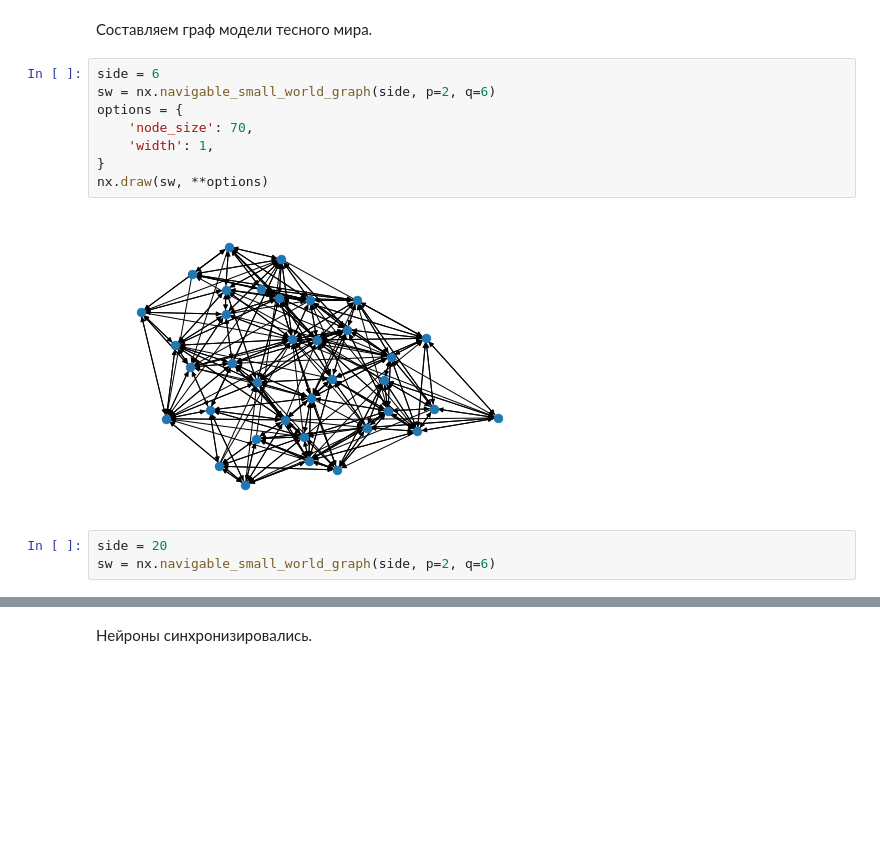
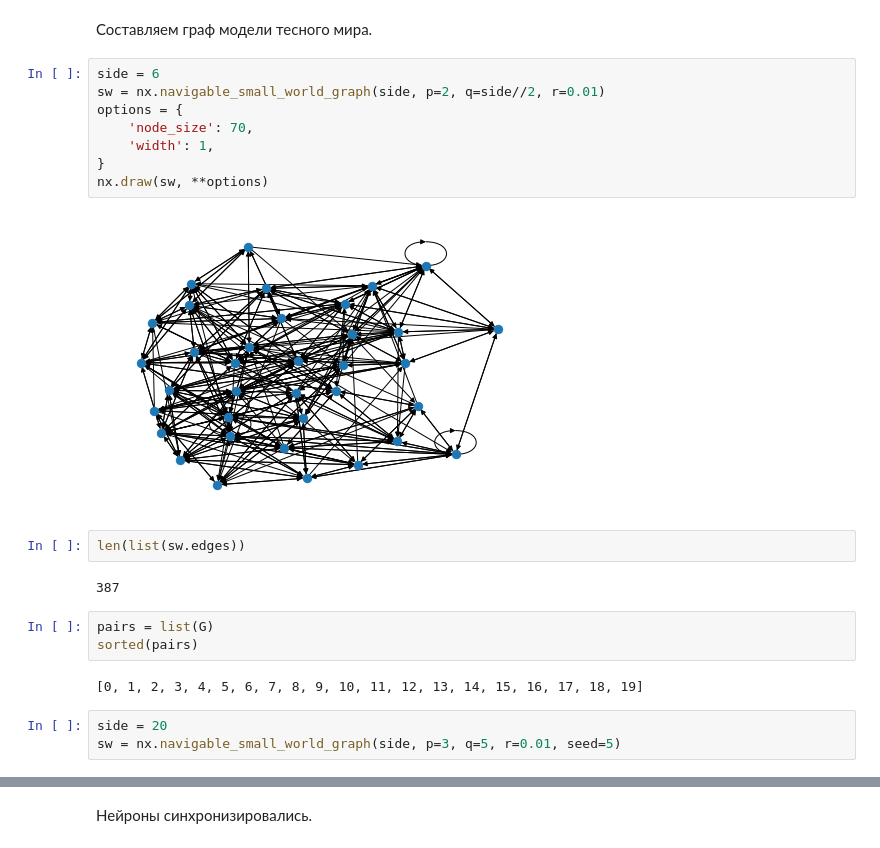
Before and after one commit to NikPeg/synchronization-of-neuromorphic-networks-of-the-close-world-from-the-point-of-view-of-complexes, a Jupyter notebook: Синхронизация нейроморфных сетей тесного мира.ipynb, the cells around one changed output, grey strips where cells are left out. Drawn from its saved outputs; the diff is of its cells as text; blank space fills up the shorter version.

Commit message:
Found edges

```diff
--- a/Синхронизация нейроморфных сетей тесного мира.ipynb
+++ b/Синхронизация нейроморфных сетей тесного мира.ipynb
@@ -15,14 +15,23 @@ from random import *
 Составляем граф модели тесного мира.
 # %%
 side = 6
-sw = nx.navigable_small_world_graph(side, p=2, q=6)
+sw = nx.navigable_small_world_graph(side, p=2, q=side//2, r=0.01)
 options = {
     'node_size': 70,
     'width': 1,
 }
 nx.draw(sw, **options)
 # %% [output]
-[figure, old version]
+[figure, new version]
-# %%
-side = 20
-sw = nx.navigable_small_world_graph(side, p=2, q=6)
+# %%
+len(list(sw.edges))
+# %% [output]
+387
+# %%
+pairs = list(G)
+sorted(pairs)
+# %% [output]
+[0, 1, 2, 3, 4, 5, 6, 7, 8, 9, 10, 11, 12, 13, 14, 15, 16, 17, 18, 19]
+# %%
+side = 20
+sw = nx.navigable_small_world_graph(side, p=3, q=5, r=0.01, seed=5)
```
Also changed, not shown: parts of 4 cells of this notebook.
